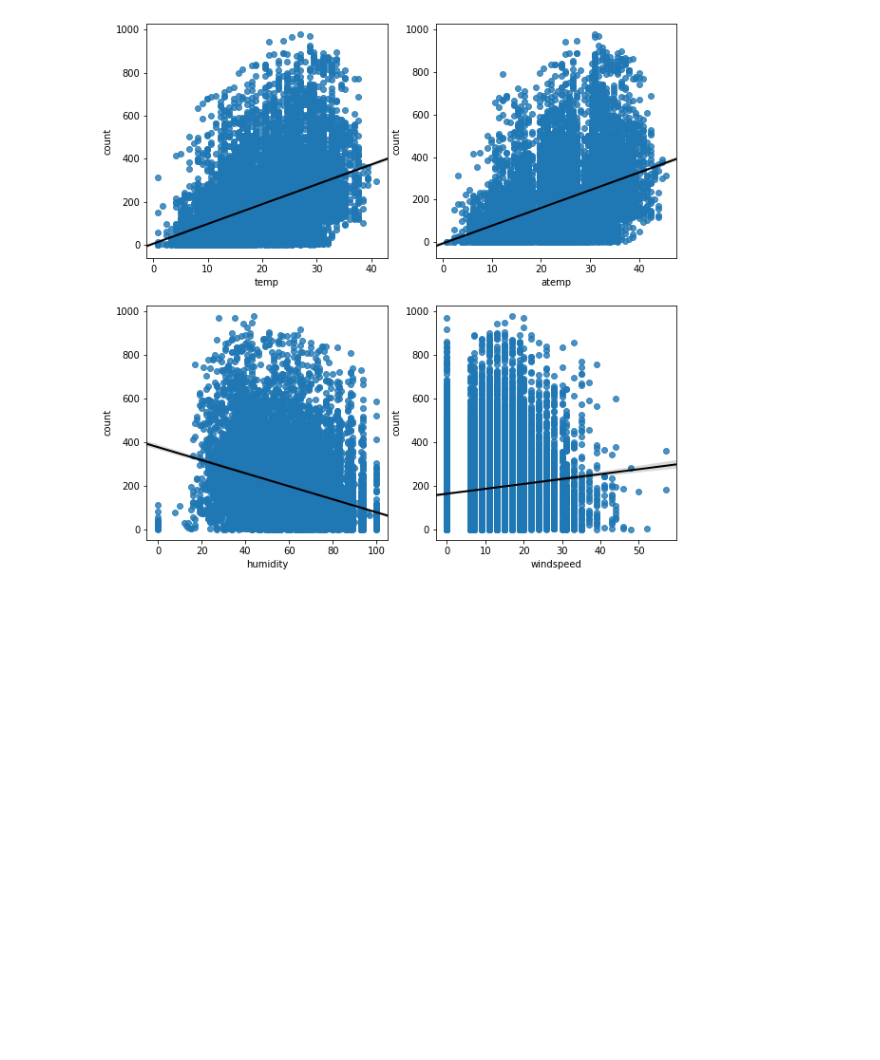
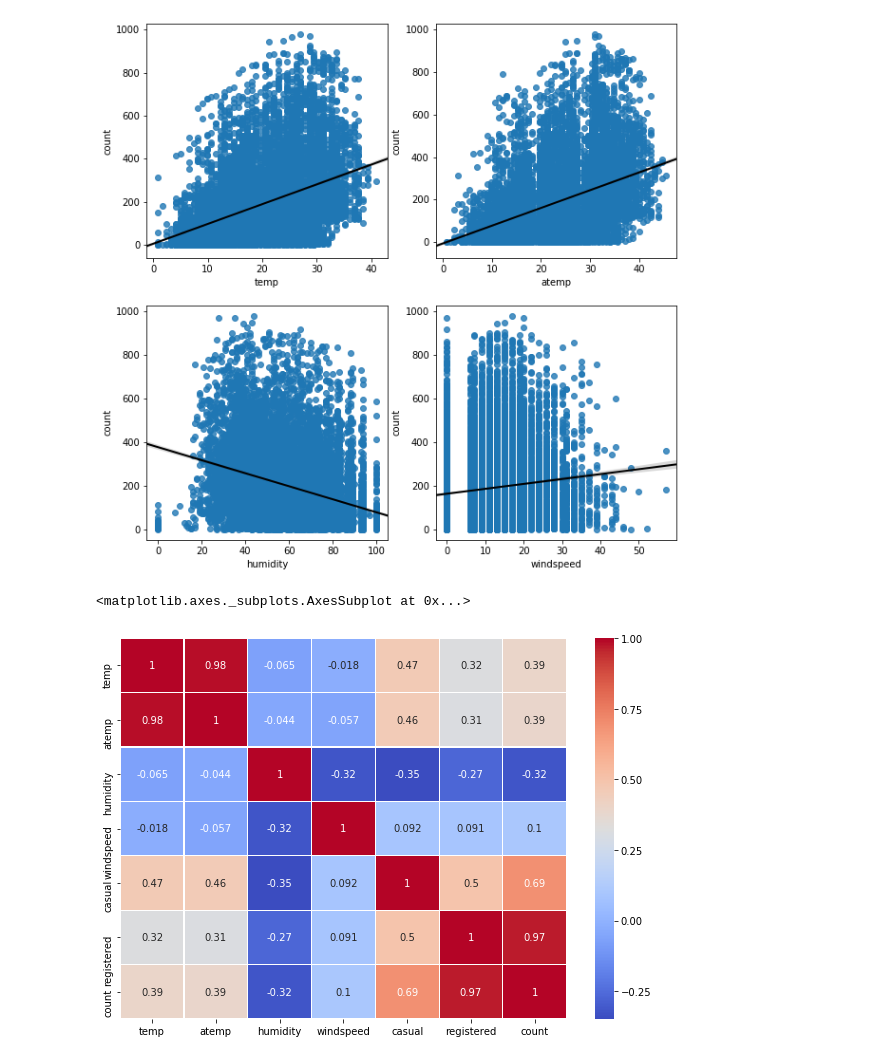
Before and after one commit to samileyang/bikesharing, a Jupyter notebook: bikesharing for ML.ipynb, the cells around one changed output. Saved outputs shown, nothing was run; the diff lists cells and outputs as text; code cells hidden in the pictures; blank space fills up the shorter version.

```diff
--- a/bikesharing for ML.ipynb
+++ b/bikesharing for ML.ipynb
@@ -87,3 +87,11 @@ sns.regplot(x='windspeed', y='count', data=train,
 # %% [output]
 <matplotlib.axes._subplots.AxesSubplot at 0x...>
 [figure]
+# %%
+train_ = train.iloc[:,5:12]
+plt.figure(figsize = (10,7))
+tc = train_.corr()
+sns.heatmap(tc, annot = True, cmap = 'coolwarm', linecolor = 'white', linewidths=0.1)
+# %% [output]
+<matplotlib.axes._subplots.AxesSubplot at 0x...>
+[figure, added]
```
